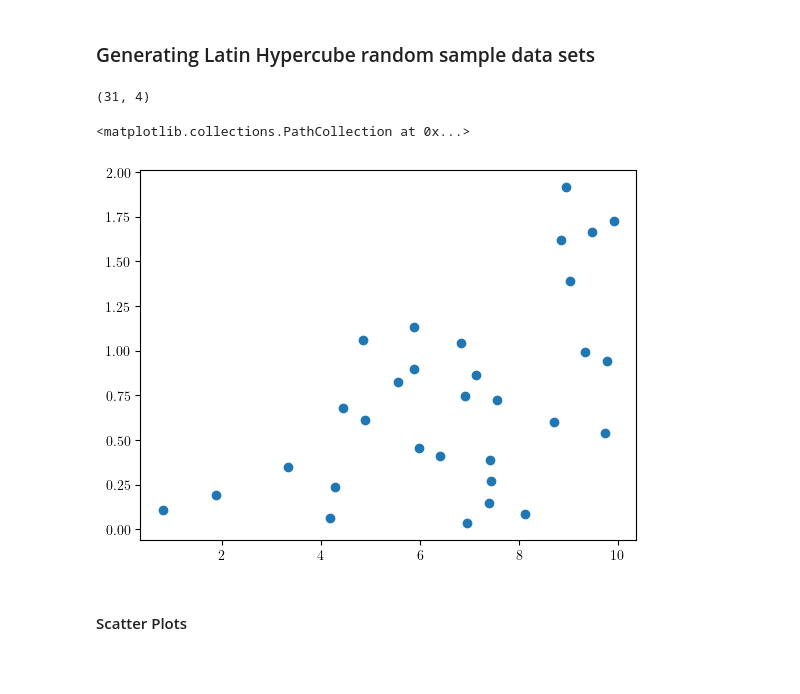
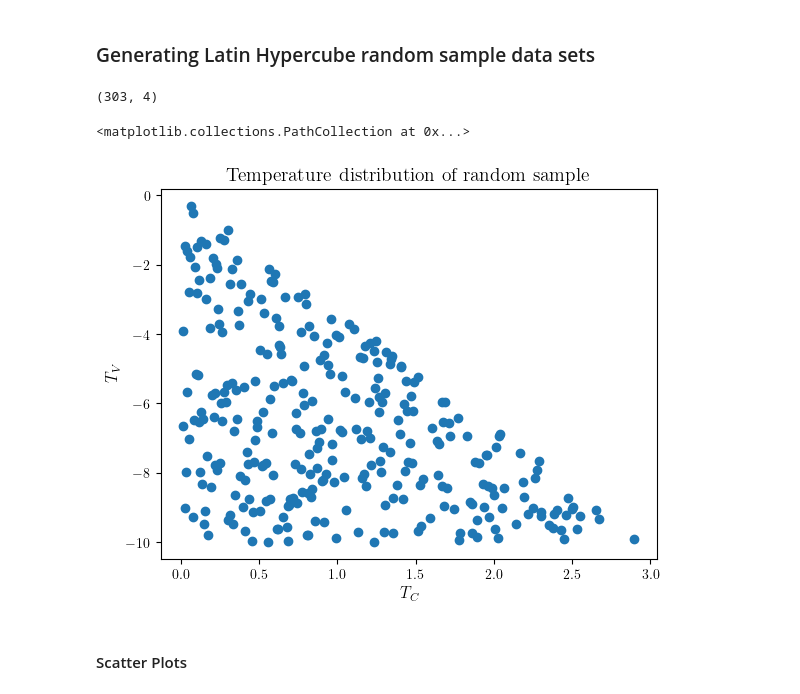
Before and after one commit to Emanuel-Schwarzhans/Quantum-detectors-as-autonomous-machines-assessing-the-thermodynamics-of-information-acquisit-co, a Jupyter notebook: thermal_single_photon_activation_amplification.ipynb, the cells around one changed output. Drawn from its saved outputs; the diff is of its cells as text; code cells hidden in the pictures; blank space fills up the shorter version.

```diff
--- a/thermal_single_photon_activation_amplification.ipynb
+++ b/thermal_single_photon_activation_amplification.ipynb
@@ -267,42 +267,66 @@ k=0
 #Sampling ranges
 d_range=[3,15]
 R_B_range=[0.01,1]
-T_H_range=[0.01,10]
+# T_H_range=[0.01,10]
 T_C_range=[0.01,10]
+T_V_range=[-10,-0.01]
+
 
 
 
 
 #Generate samples of variables
 sampler=LatinHypercube(4)
-samples=np.array(sampler.random(n=300))
+samples=np.array(sampler.random(n=2000))
+
 
 #scale d and make d integers
 d_scaled_samples=np.floor(scale(samples,[d_range[0]],[d_range[1]+1])).astype(int)[:,0]
+
 #scale other variables
-RB_TH_TC_scaled_samples = scale(samples[:,1:], [R_B_range[0],T_H_range[0],T_C_range[0]],[R_B_range[1],T_H_range[1],T_C_range[1]])
+RB_TH_TC_scaled_samples = scale(samples[:,1:], [R_B_range[0],T_C_range[0],T_V_range[0]],[R_B_range[1],T_C_range[1],T_V_range[1]])
 
-#combine
+#re-combine dimension samples with other variable samples
 scaled_samples=np.column_stack((d_scaled_samples,RB_TH_TC_scaled_samples))
 
 #implementing sampling constraint for temperature
-filtered_samples = scaled_samples[0.3/1.3*scaled_samples[:, 2] >= scaled_samples[:, 3]]
+T_C = scaled_samples[:, 2]
+T_V = scaled_samples[:, 3]
+d_l=scaled_samples[:,0]
+e_l=(e_s+e_max)/(d_l-2)
+e_C=e_C_factor*e_l
 
-print(filtered_samples.shape)
+T_H=TH_from_TV_TC(T_V,T_C,e_C,e_l)
+filtered_samples = scaled_samples[T_H >= 0]
 
-plt.scatter(filtered_samples[:,2],filtered_samples[:,3])
+samples_final=filtered_samples
+
+print(samples_final.shape)
+
+
+fig, ax = plt.subplots()
+ax.set_xlabel("$T_C$")
+ax.set_ylabel("$T_V$")
+plt.title("Temperature distribution of random sample")
+plt.scatter(samples_final[:,2],samples_final[:,3])
+
+# ax.set_xlabel("$T_C$")
+# ax.set_ylabel("$T_H$")
+# plt.scatter(samples_final[:,2],TH_from_TV_TC(samples_final[:,3],samples_final[:,2],e_C_factor*(e_s+e_max)/(samples_final[:,0]-2),(e_s+e_max)/(samples_final[:,0]-2)))
+
+
 # plt.scatter(filtered_samples[:,3],get_virtual_temp(
 #     filtered_samples[:,2],
 #     filtered_samples[:,3],
 #     (e_max+e_s)/(filtered_samples[:,0]-2)*1.3,
 #     (e_max+e_s)/(filtered_samples[:,0]-2)*0.3))
 
 # plt.scatter((e_max+e_s)/(filtered_samples[:,0]-2)/((e_max+e_s)/(filtered_samples[:,0]-2)*1.3/filtered_samples[:,2]-(e_max+e_s)/(filtered_samples[:,0]-2)*0.3/filtered_samples[:,3]), filtered_samples[:,2])
 # plt.scatter(get_virtual_temp(filtered_samples[:,2],filtered_samples[:,3],(e_max+e_s)/(filtered_samples[:,0]-2),0.3*(e_max+e_s)/(filtered_samples[:,0]-2)), filtered_samples[:,2])
 # %% [output]
-(31, 4)
+(303, 4)
 <matplotlib.collections.PathCollection at 0x...>
-[figure, old version]
+[figure, new version]
 # %%
 #Loading saved sample set
 FOM_LHC_sampling=np.array(qload("FOM_LHC_sampling_secure"))
```
Also changed, not shown: parts of 6 cells of this notebook, 2 other files.
